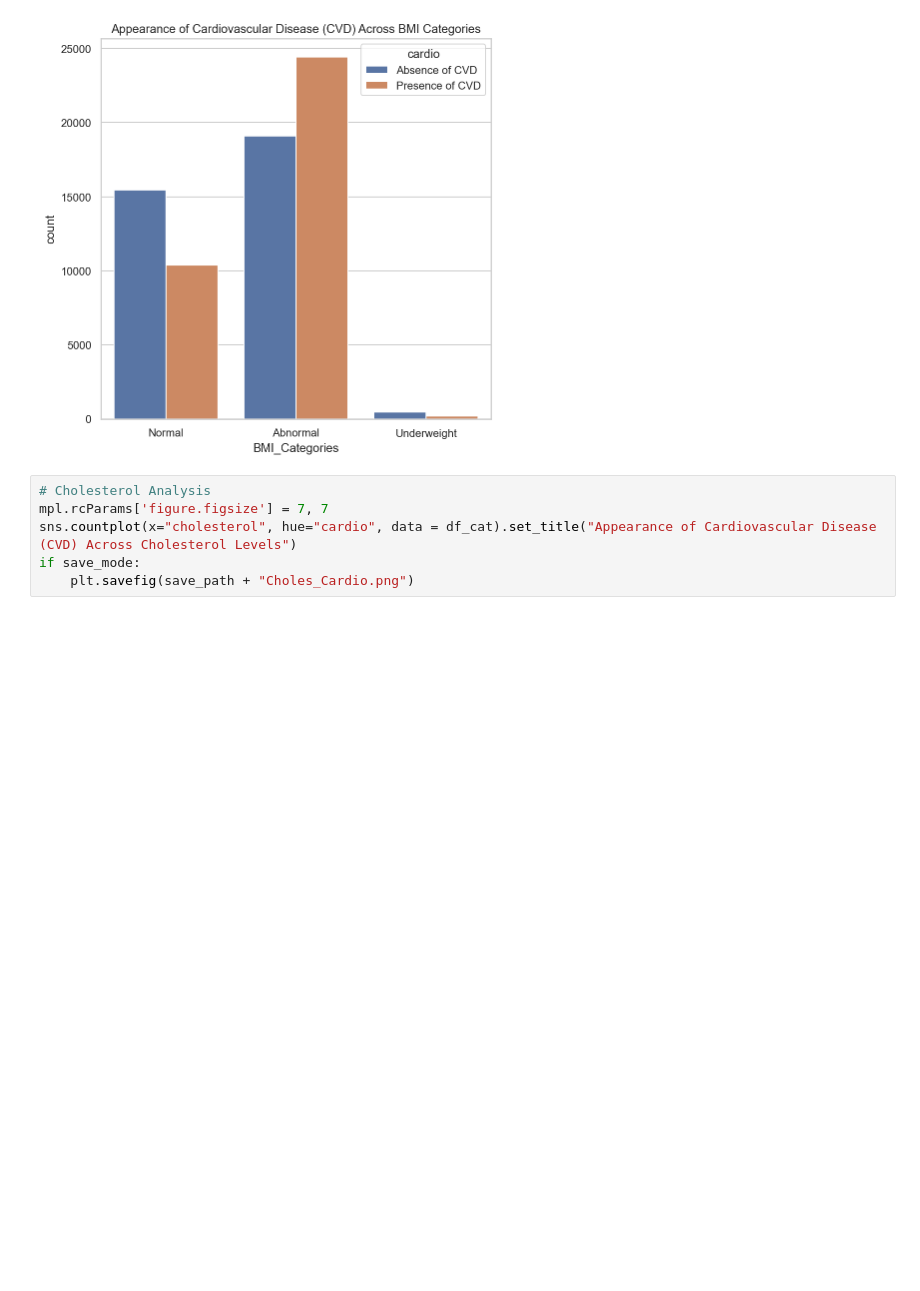
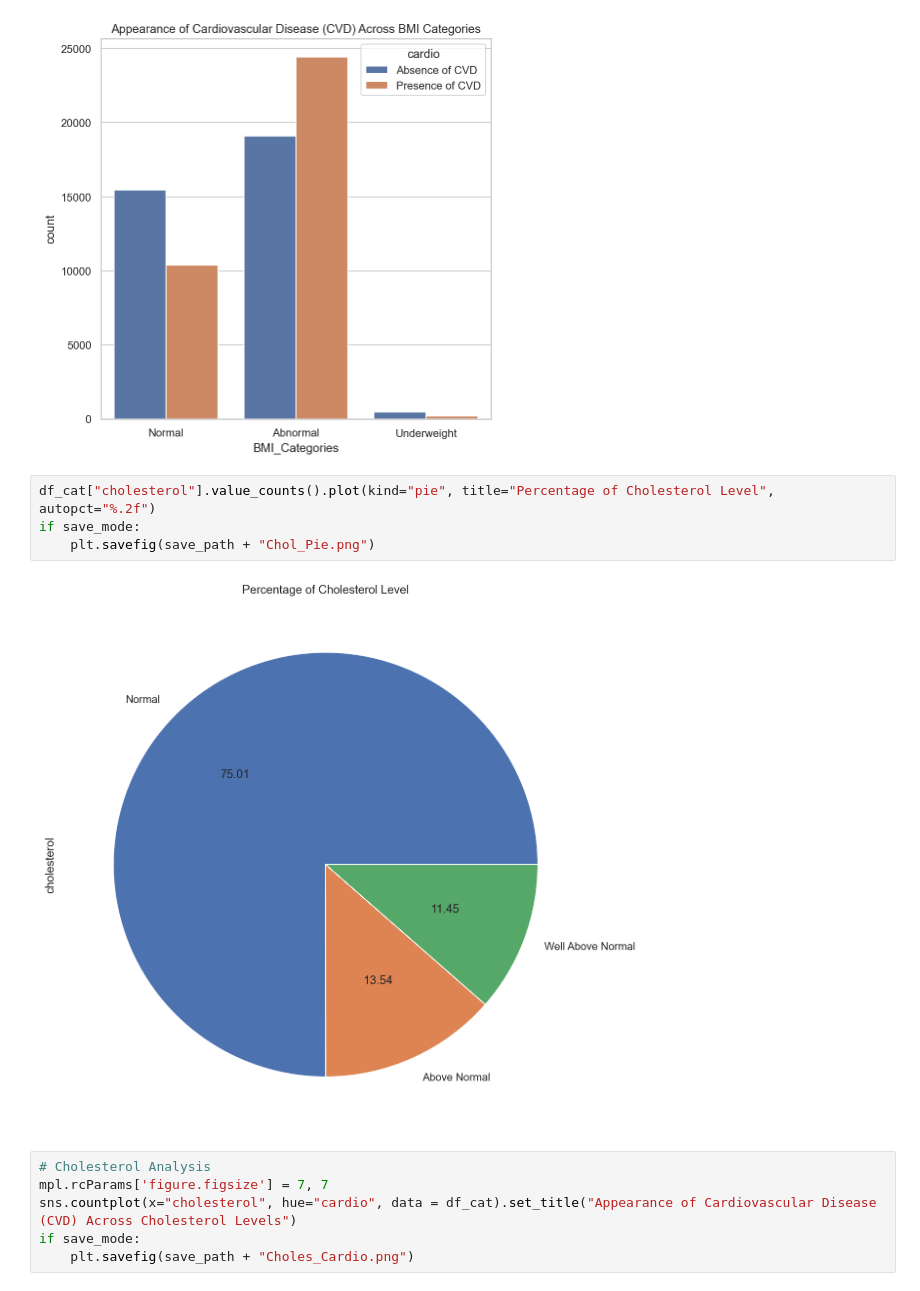
Before and after one commit to adamskel78/SHAX_group_project, a Jupyter notebook: Cardiovascular_Disease_sd.ipynb, the cells around one changed output. Cells and saved outputs as stored; diff of their text form; blank space fills up the shorter version.

```diff
--- a/Cardiovascular_Disease_sd.ipynb
+++ b/Cardiovascular_Disease_sd.ipynb
@@ -430,6 +430,12 @@ if save_mode:
     plt.savefig(save_path + "BMI_Cardio.png")
 # %% [output]
 [figure]
+# %%
+df_cat["cholesterol"].value_counts().plot(kind="pie", title="Percentage of Cholesterol Level", autopct="%.2f")
+if save_mode:
+    plt.savefig(save_path + "Chol_Pie.png")
+# %% [output]
+[figure, added]
 # %%
 # Cholesterol Analysis
 mpl.rcParams['figure.figsize'] = 7, 7
```
Also changed, not shown: 1 other file.
